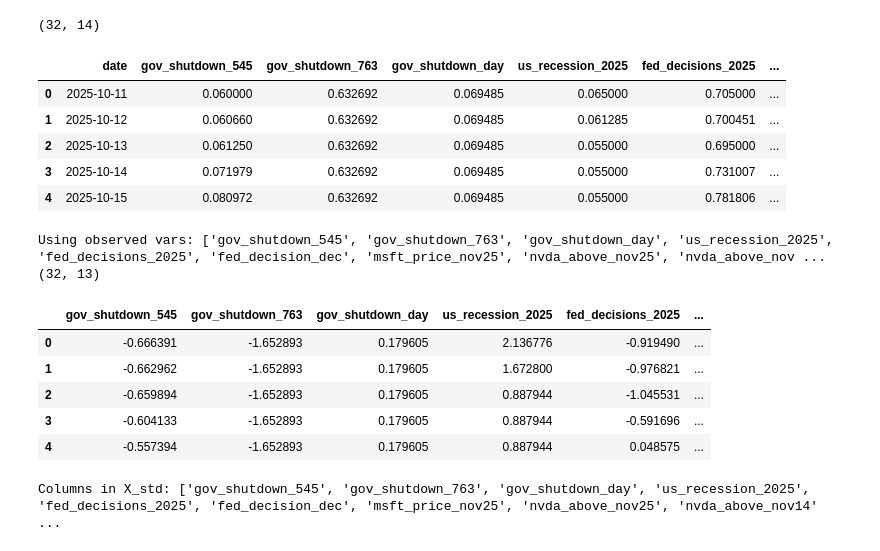
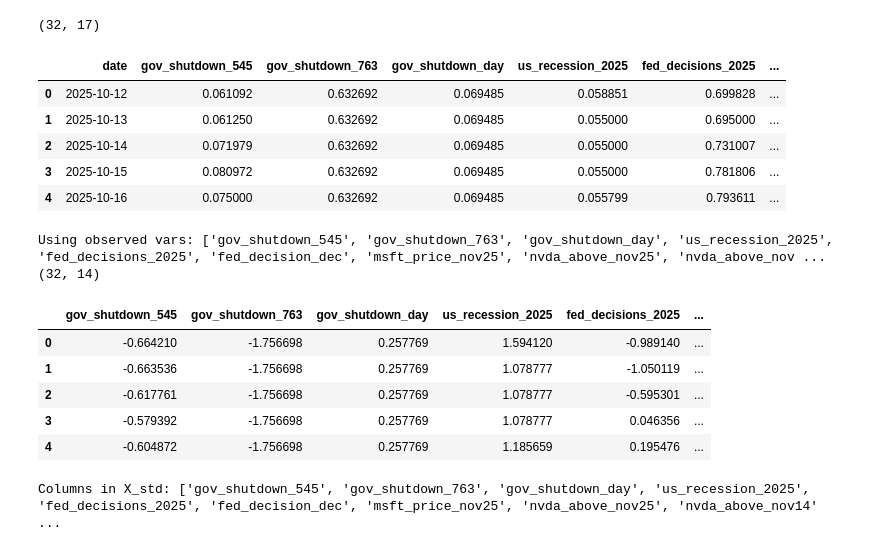
Before and after one commit to Ismailabdulraheem/PolyMarket-Analysis, a Jupyter notebook: Path Analysis.ipynb, the cells around one changed output. Cells and saved outputs as stored; diff of their text form; code cells hidden in the pictures.

```diff
--- a/Path Analysis.ipynb
+++ b/Path Analysis.ipynb
@@ -44,3 +44,19 @@ def fetch_polymarket_prices(clob_token_id, interval="max"):
     df["date"] = pd.to_datetime(df["t"], unit="s").dt.date
     df = df.groupby("date")["p"].mean().reset_index().rename(columns={"p": "price"})
     return df
+
+def get_btc_data(days):
+    url = f"https://api.coingecko.com/api/v3/coins/bitcoin/market_chart?vs_currency=usd&days={days}"
+    r = requests.get(url)
+    data = r.json()
+    prices = pd.DataFrame(data["prices"], columns=["ts", "btc_price"])
+    vols   = pd.DataFrame(data["total_volumes"], columns=["ts", "btc_volume"])
+    mcap   = pd.DataFrame(data["market_caps"], columns=["ts", "btc_mcap"])
+    df = prices.merge(vols, on="ts").merge(mcap, on="ts")
+    df["date"] = pd.to_datetime(df["ts"], unit="ms").dt.date
+    df = df[["date", "btc_price", "btc_volume", "btc_mcap"]]
+    df_daily = (df.groupby("date").agg(btc_price=("btc_price", "mean"),btc_volume=("btc_volume", "sum"),btc_mcap=("btc_mcap", "mean"),).reset_index())
+    return df_daily
+
+btc = get_btc_data(31)
+btc.head()
@@ -55,6 +78,9 @@ for name, d in dfs.items():
         df_merged = d.copy()
     else:
         df_merged = pd.merge(df_merged, d, on="date", how="outer")
+
+btc = get_btc_data(31)
+df_merged = pd.merge(df_merged, btc, on="date", how="outer")
 df_merged["date"] = pd.to_datetime(df_merged["date"], errors="coerce")
 df_merged = df_merged.sort_values("date").reset_index(drop=True)
 df_merged = df_merged.set_index("date")
@@ -64,45 +90,44 @@ df_merged = df_merged.reset_index()
 print(df_merged.shape)
 display(df_merged.head())
 # %% [output]
-(32, 14)
+(32, 17)
 |  | date | gov_shutdown_545 | gov_shutdown_763 | gov_shutdown_day | us_recession_2025 | fed_decisions_2025 | ... |
-| 0 | 2025-10-11 | 0.060000 | 0.632692 | 0.069485 | 0.065000 | 0.705000 | ... |
-| 1 | 2025-10-12 | 0.060660 | 0.632692 | 0.069485 | 0.061285 | 0.700451 | ... |
-| 2 | 2025-10-13 | 0.061250 | 0.632692 | 0.069485 | 0.055000 | 0.695000 | ... |
-| 3 | 2025-10-14 | 0.071979 | 0.632692 | 0.069485 | 0.055000 | 0.731007 | ... |
-| 4 | 2025-10-15 | 0.080972 | 0.632692 | 0.069485 | 0.055000 | 0.781806 | ... |
+| 0 | 2025-10-12 | 0.061092 | 0.632692 | 0.069485 | 0.058851 | 0.699828 | ... |
+| 1 | 2025-10-13 | 0.061250 | 0.632692 | 0.069485 | 0.055000 | 0.695000 | ... |
+| 2 | 2025-10-14 | 0.071979 | 0.632692 | 0.069485 | 0.055000 | 0.731007 | ... |
+| 3 | 2025-10-15 | 0.080972 | 0.632692 | 0.069485 | 0.055000 | 0.781806 | ... |
+| 4 | 2025-10-16 | 0.075000 | 0.632692 | 0.069485 | 0.055799 | 0.793611 | ... |
 # %%
-from sklearn.preprocessing import StandardScaler
-observed_vars = list(dfs.keys())
+observed_vars = list(dfs.keys()) + ["btc_price"]
 print("Using observed vars:", observed_vars)
 
 df_sem = df_merged.copy()
 df_sem[observed_vars] = df_sem[observed_vars] * 100
 
 df_sem = df_sem.dropna(subset=observed_vars, how="all")
 df_sem[observed_vars] = df_sem[observed_vars].ffill().bfill()
 
 constant_cols = [c for c in observed_vars if df_sem[c].nunique() <= 1]
 if constant_cols:
     print("⚠️ Dropping constant columns:", constant_cols)
     df_sem = df_sem.drop(columns=constant_cols)
     observed_vars = [c for c in observed_vars if c not in constant_cols]
 
 X = df_sem[observed_vars].astype(float)
 scaler = StandardScaler()
 X_std = pd.DataFrame(scaler.fit_transform(X), columns=X.columns)
 
 print(X_std.shape)
 display(X_std.head())
 # %% [output]
 Using observed vars: ['gov_shutdown_545', 'gov_shutdown_763', 'gov_shutdown_day', 'us_recession_2025', 'fed_decisions_2025', 'fed_decision_dec', 'msft_price_nov25', 'nvda_above_nov25', 'nvda_above_nov ...
-(32, 13)
+(32, 14)
 |  | gov_shutdown_545 | gov_shutdown_763 | gov_shutdown_day | us_recession_2025 | fed_decisions_2025 | ... |
-| 0 | -0.666391 | -1.652893 | 0.179605 | 2.136776 | -0.919490 | ... |
-| 1 | -0.662962 | -1.652893 | 0.179605 | 1.672800 | -0.976821 | ... |
-| 2 | -0.659894 | -1.652893 | 0.179605 | 0.887944 | -1.045531 | ... |
-| 3 | -0.604133 | -1.652893 | 0.179605 | 0.887944 | -0.591696 | ... |
-| 4 | -0.557394 | -1.652893 | 0.179605 | 0.887944 | 0.048575 | ... |
+| 0 | -0.664210 | -1.756698 | 0.257769 | 1.594120 | -0.989140 | ... |
+| 1 | -0.663536 | -1.756698 | 0.257769 | 1.078777 | -1.050119 | ... |
+| 2 | -0.617761 | -1.756698 | 0.257769 | 1.078777 | -0.595301 | ... |
+| 3 | -0.579392 | -1.756698 | 0.257769 | 1.078777 | 0.046356 | ... |
+| 4 | -0.604872 | -1.756698 | 0.257769 | 1.185659 | 0.195476 | ... |
 # %%
 model_desc = """
 us_recession_2025 ~~ fed_decisions_2025
```
Also changed, not shown: parts of 5 cells of this notebook, 2 other files.
